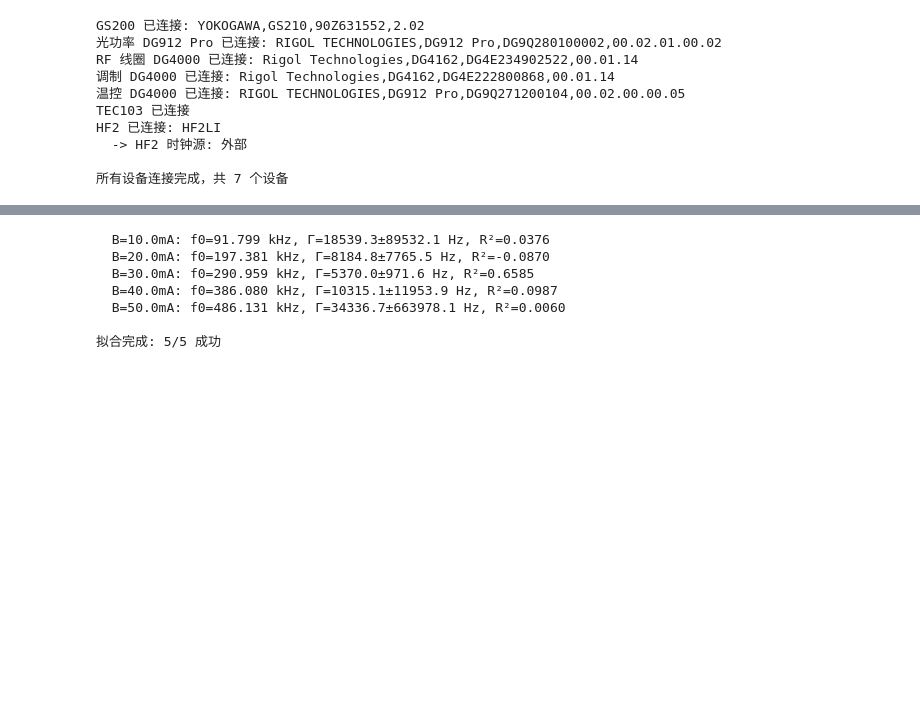
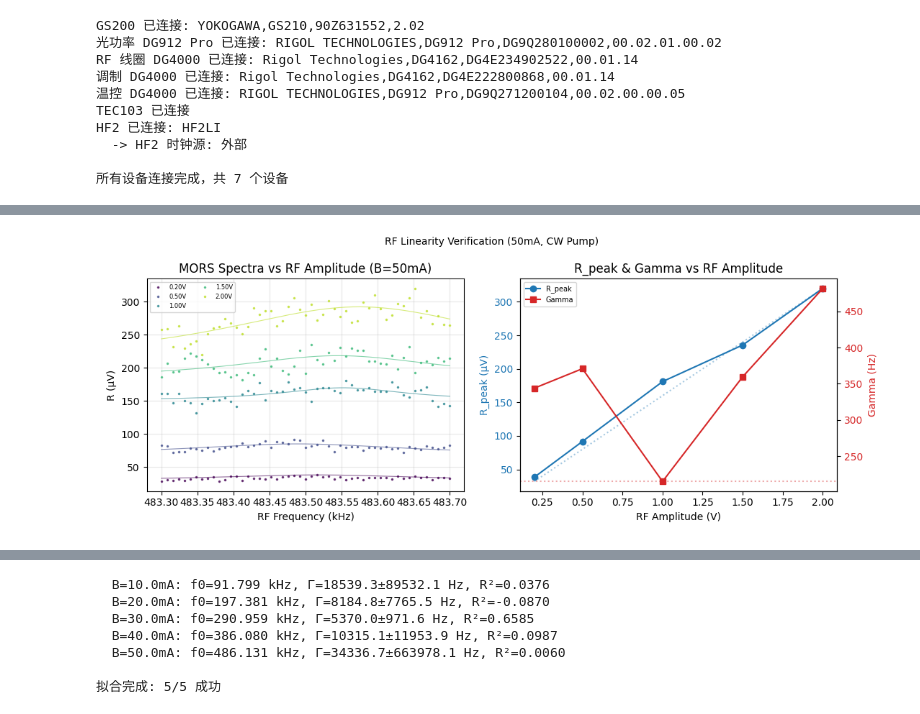
Before and after one commit to LHC0128/Exp_Agent, a Jupyter notebook: experiments/MORS_feasibility_test.ipynb, the cells around one changed output, grey strips where cells are left out. Saved outputs shown, nothing was run; the diff lists cells and outputs as text; code cells hidden in the pictures; blank space fills up the shorter version.

```diff
--- a/experiments/MORS_feasibility_test.ipynb
+++ b/experiments/MORS_feasibility_test.ipynb
@@ -374,0 +463,80 @@ HF2 解调器 0 已配置: Rate=7196 Sa/s, TC=1.0 ms
+# %%
+
+# ---- 结果汇总 ----
+print(f"\n{'RF(V)':>7s} {'R_peak(V)':>12s} {'Gamma(Hz)':>11s} {'f0(kHz)':>10s}")
+print("-" * 45)
+for r in verify_results:
+    print(f"{r['RF_amp_V']:7.3f} {r['R_peak_V']:12.4e} {r['Gamma_Hz']:11.1f} {r['f0_Hz']/1000:10.3f}")
+
+# 线性区判断
+amps_arr = np.array([r["RF_amp_V"] for r in verify_results])
+gammas = np.array([r["Gamma_Hz"] for r in verify_results])
+r_peaks = np.array([r["R_peak_V"] for r in verify_results])
+valid_g = gammas[~np.isnan(gammas)]
+if len(valid_g) >= 3:
+    gamma_spread = np.max(valid_g) / np.min(valid_g)
+    if gamma_spread < 1.2:
+        print(f"\n  -> Gamma 变化 < 20% ({gamma_spread:.2f}x)，全范围在线性区。")
+        print(f"  -> 可选 RF_AMPLITUDE = {RF_AMP_TEST[-1]} V (最大幅度, 最佳 SNR)")
+    else:
+        print(f"\n  -> Gamma 变化 {gamma_spread:.2f}x，需判断是否功率展宽。")
+
+# =====================================================================
+# 可视化: 谱叠加 + R_peak / Gamma vs RF 幅度
+# =====================================================================
+fig, axes = plt.subplots(1, 2, figsize=(11, 4.2))
+
+# ---- 左: 各 RF 幅度的 MORS 谱 + 拟合 ----
+ax_l = axes[0]
+colors = plt.cm.viridis(np.linspace(0, 0.9, len(verify_traces)))
+for i, tr in enumerate(verify_traces):
+    f_v = tr["freqs"]; r_v = tr["r"]
+    valid = ~np.isnan(r_v)
+    ax_l.plot(f_v[valid]/1000, r_v[valid]*1e6, '.', color=colors[i], ms=3, alpha=0.7,
+              label=f'{tr["amp"]:.2f}V')
+    # 拟合曲线
+    r_fit = verify_results[i]
+    if not np.isnan(r_fit["Gamma_Hz"]):
+        f_plot = np.linspace(f_v[0], f_v[-1], 200)
+        r_plot = _lor(f_plot, r_fit["A"], r_fit["f0_Hz"], r_fit["Gamma_Hz"], r_fit["offset"])
+        ax_l.plot(f_plot/1000, r_plot*1e6, '-', color=colors[i], lw=0.8, alpha=0.6)
+ax_l.set_xlabel('RF Frequency (kHz)')
+ax_l.set_ylabel('R (μV)')
+ax_l.set_title(f'MORS Spectra vs RF Amplitude (B=50mA)')
+ax_l.legend(fontsize=6, ncol=2)
+ax_l.grid(True, alpha=0.3)
+
+# ---- 右: R_peak 和 Gamma vs RF 幅度 ----
+ax_r1 = axes[1]
+ax_r2 = ax_r1.twinx()
+mask_ok = ~np.isnan(gammas)
+# R_peak vs RF
+line1, = ax_r1.plot(amps_arr[mask_ok], r_peaks[mask_ok]*1e6, 'C0o-', ms=6, label='R_peak')
+ax_r1.set_xlabel('RF Amplitude (V)')
+ax_r1.set_ylabel('R_peak (μV)', color='C0')
+ax_r1.tick_params(axis='y', labelcolor='C0')
+# Gamma vs RF
+line2, = ax_r2.plot(amps_arr[mask_ok], gammas[mask_ok], 'C3s-', ms=6, label='Gamma')
+ax_r2.set_ylabel('Gamma (Hz)', color='C3')
+ax_r2.tick_params(axis='y', labelcolor='C3')
+# 参考线: Gamma = const
+if len(valid_g) >= 2:
+    gamma_ref = np.nanmin(gammas)  # 取最小 Gamma 作为参考（最高 SNR 时最准确）
+    ax_r2.axhline(gamma_ref, color='C3', ls=':', alpha=0.4)
+    # R ∝ V_rf 参考线
+    if r_peaks[mask_ok][-1] > 0:
+        slope = r_peaks[mask_ok][-1] / amps_arr[mask_ok][-1]
+        ax_r1.plot(amps_arr[mask_ok], slope * amps_arr[mask_ok]*1e6, 'C0:', alpha=0.4)
+ax_r1.set_title('R_peak & Gamma vs RF Amplitude')
+lines = [line1, line2]
+ax_r1.legend(lines, [l.get_label() for l in lines], fontsize=7, loc='upper left')
+
+fig.suptitle('RF Linearity Verification (50mA, CW Pump)', fontsize=10)
+fig.tight_layout()
+fig.savefig(results_dir / "rf_linearity_verification.png", dpi=150, bbox_inches="tight")
+plt.show()
+
+# 恢复初始 B
+gs.set_current(B_CURRENT_mA[0] / 1000.0)
+print("\nRF 线性区验证完成，B 已恢复到初始值")
+# %% [output]
@@ -374,0 +552 @@ HF2 解调器 0 已配置: Rate=7196 Sa/s, TC=1.0 ms
+[figure, added]
```
Also changed, not shown: parts of 7 cells of this notebook, 27 other files.
